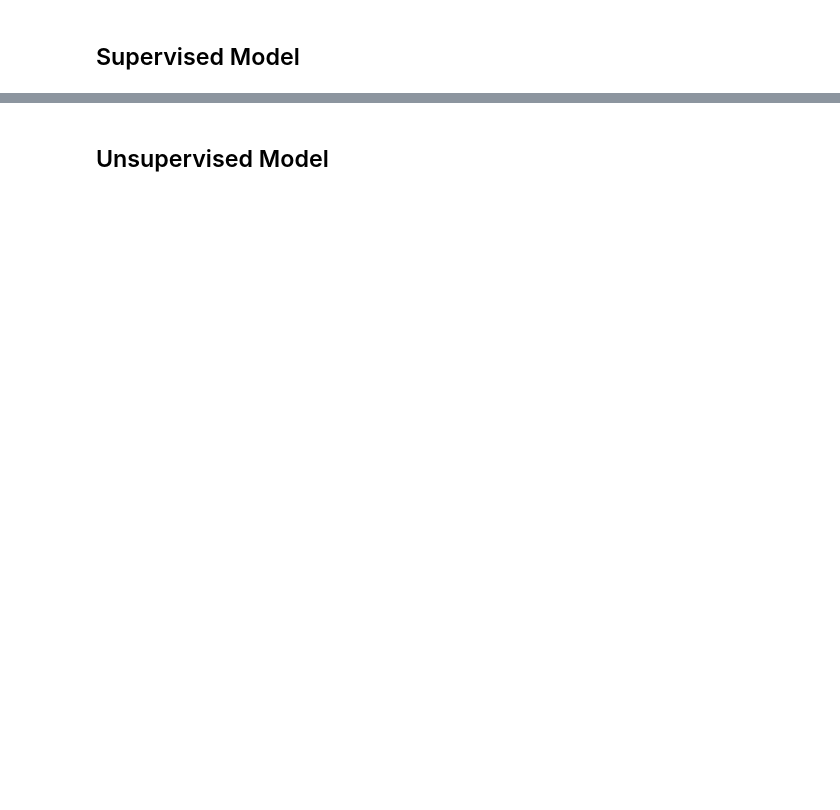
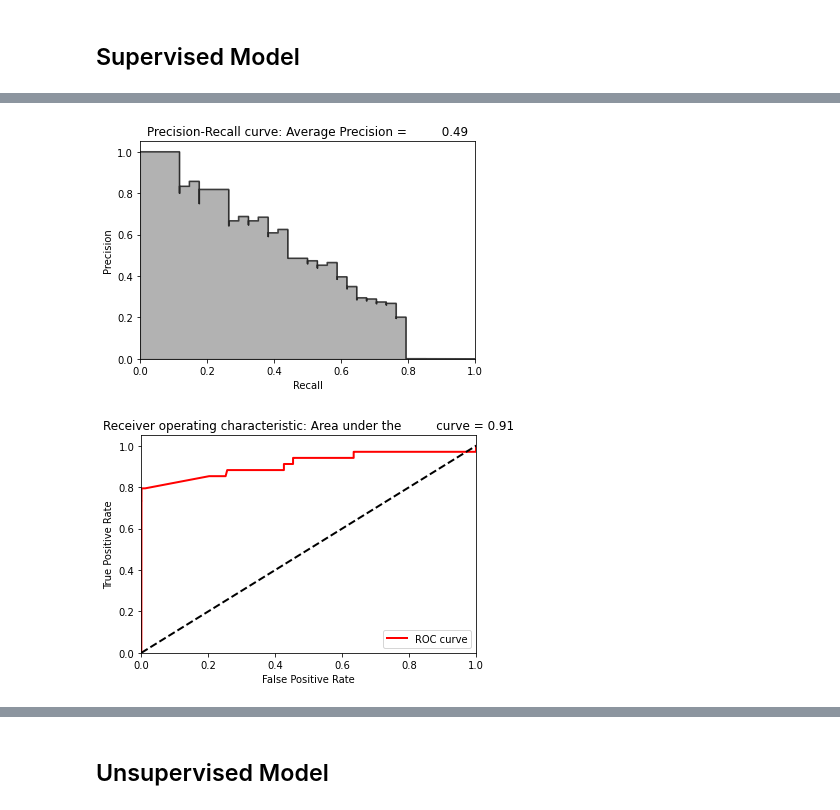
Before and after one commit to zjzsu2000/CMPE297_Sec49AdvanceDL, a Jupyter notebook: Assignment_1/Assignment_1_ Part_2/semi_supervised_learning.ipynb, the cells around one changed output, grey strips where cells are left out. Drawn from its saved outputs; the diff is of its cells as text; code cells hidden in the pictures; blank space fills up the shorter version.

```diff
--- a/Assignment_1/Assignment_1_ Part_2/semi_supervised_learning.ipynb
+++ b/Assignment_1/Assignment_1_ Part_2/semi_supervised_learning.ipynb
@@ -93,0 +146,3 @@ data.info
+# %%
+data_X = data_raw.copy().drop(['Class','Time'],axis=1)
+data_Y = data_raw['Class'].copy()
@@ -94,5 +151,6 @@ data.info
 # %%
-featuresToScale = dataX.columns
-sX = pp.StandardScaler(copy=True, with_mean=True, with_std=True)
-dataX.loc[:,featuresToScale] = sX.fit_transform(dataX[featuresToScale])
+featuresToScale = data_X.columns
+X_std = pp.StandardScaler(copy=True, with_mean=True, with_std=True)
+# %%
+data_X.loc[:,featuresToScale] = X_std.fit_transform(data_X[featuresToScale])
 # %% [markdown]
@@ -100,3 +158,2 @@ dataX.loc[:,featuresToScale] = sX.fit_transform(dataX[featuresToScale])
 # %%
-X_train, X_test, y_train, y_test = tts(dataX, dataY, test_size=0.33,
-                                       random_state=2018, stratify=dataY)
+X_train, X_test, y_train, y_test = tts(data_X, data_Y, test_size=0.3, random_state=2018, stratify=data_Y)
@@ -233,4 +320,6 @@ print(f'LightGBM Gradient Boosting Log Loss: {round(loglossLightGBMGradientBoost
 # %%
-preds, average_precision = plotResults(y_train,
-                        predictionsBasedOnKFolds.loc[:,'prediction'], True)
+preds, average_precision = plot_results(y_train, predictionsBasedOnKFolds.loc[:,'prediction'], True)
+# %% [output]
+[figure, added]
+[figure, added]
 # %%
```
Also changed, not shown: parts of 62 cells of this notebook.
